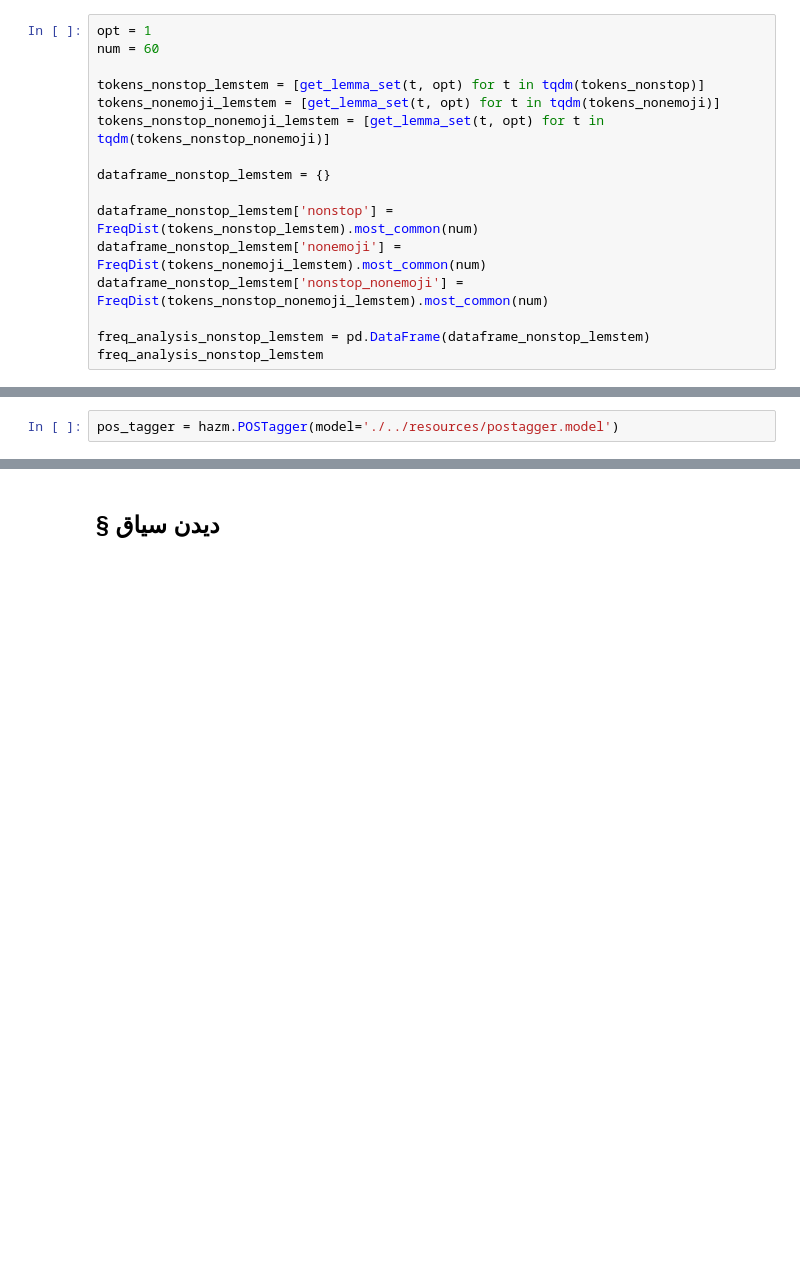
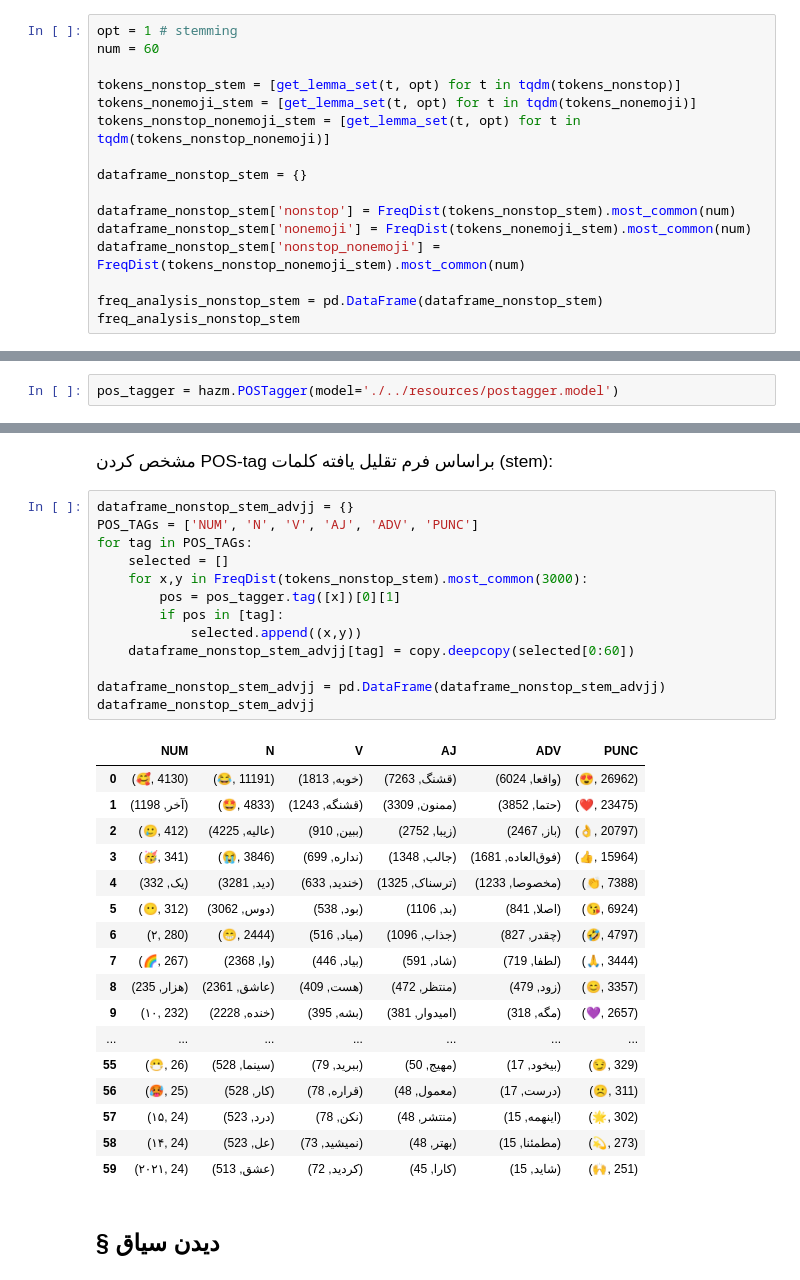
Before and after one commit to MMovasaghi/nlp, a Jupyter notebook: hw1/code/Untitled.ipynb, the cells around one changed output, grey strips where cells are left out. Saved outputs shown, nothing was run; the diff lists cells and outputs as text; blank space fills up the shorter version.

```diff
--- a/hw1/code/Untitled.ipynb
+++ b/hw1/code/Untitled.ipynb
@@ -915,21 +897,21 @@ freq_analysis_nonstop_lemstem
 # %% [markdown]
 <div style="direction:rtl; font-family: 'B Lotus'; font-size:115%;">فرآیند تقلیل فرم کلمات (stemming):</div>
 # %%
-opt = 1
+opt = 1 # stemming
 num = 60
 
-tokens_nonstop_lemstem = [get_lemma_set(t, opt) for t in tqdm(tokens_nonstop)]
-tokens_nonemoji_lemstem = [get_lemma_set(t, opt) for t in tqdm(tokens_nonemoji)]
-tokens_nonstop_nonemoji_lemstem = [get_lemma_set(t, opt) for t in tqdm(tokens_nonstop_nonemoji)]
+tokens_nonstop_stem = [get_lemma_set(t, opt) for t in tqdm(tokens_nonstop)]
+tokens_nonemoji_stem = [get_lemma_set(t, opt) for t in tqdm(tokens_nonemoji)]
+tokens_nonstop_nonemoji_stem = [get_lemma_set(t, opt) for t in tqdm(tokens_nonstop_nonemoji)]
 
-dataframe_nonstop_lemstem = {}
+dataframe_nonstop_stem = {}
 
-dataframe_nonstop_lemstem['nonstop'] = FreqDist(tokens_nonstop_lemstem).most_common(num)
-dataframe_nonstop_lemstem['nonemoji'] = FreqDist(tokens_nonemoji_lemstem).most_common(num)
-dataframe_nonstop_lemstem['nonstop_nonemoji'] = FreqDist(tokens_nonstop_nonemoji_lemstem).most_common(num)
+dataframe_nonstop_stem['nonstop'] = FreqDist(tokens_nonstop_stem).most_common(num)
+dataframe_nonstop_stem['nonemoji'] = FreqDist(tokens_nonemoji_stem).most_common(num)
+dataframe_nonstop_stem['nonstop_nonemoji'] = FreqDist(tokens_nonstop_nonemoji_stem).most_common(num)
 
-freq_analysis_nonstop_lemstem = pd.DataFrame(dataframe_nonstop_lemstem)
-freq_analysis_nonstop_lemstem
+freq_analysis_nonstop_stem = pd.DataFrame(dataframe_nonstop_stem)
+freq_analysis_nonstop_stem
 # %% [output]
 |  | nonstop | nonemoji | nonstop_nonemoji |
 | 0 | (😍, 26962) | (بود, 44030) | (قشنگ, 7263) |
@@ -986,3 +970,36 @@ dataframe_nonstop_lemstem_advjj
+# %% [markdown]
+<div style="direction:rtl; font-family: 'B Lotus'; font-size:115%;">مشخص کردن POS-tag براساس فرم تقلیل یافته کلمات (stem):</div>
+# %%
+dataframe_nonstop_stem_advjj = {}
+POS_TAGs = ['NUM', 'N', 'V', 'AJ', 'ADV', 'PUNC']
+for tag in POS_TAGs:
+    selected = []
+    for x,y in FreqDist(tokens_nonstop_stem).most_common(3000):
+        pos = pos_tagger.tag([x])[0][1]
+        if pos in [tag]:
+            selected.append((x,y))
+    dataframe_nonstop_stem_advjj[tag] = copy.deepcopy(selected[0:60])
+
+dataframe_nonstop_stem_advjj = pd.DataFrame(dataframe_nonstop_stem_advjj)
+dataframe_nonstop_stem_advjj
+# %% [output]
+|  | NUM | N | V | AJ | ADV | PUNC |
+| 0 | (🥰, 4130) | (😂, 11191) | (خوبه, 1813) | (قشنگ, 7263) | (واقعا, 6024) | (😍, 26962) |
+| 1 | (آخر, 1198) | (🤩, 4833) | (قشنگه, 1243) | (ممنون, 3309) | (حتما, 3852) | (❤, 23475) |
+| 2 | (🥲, 412) | (عالیه, 4225) | (ببین, 910) | (زیبا, 2752) | (باز, 2467) | (👌, 20797) |
+| 3 | (🥳, 341) | (😭, 3846) | (نداره, 699) | (جالب, 1348) | (فوق‌العاده, 1681) | (👍, 15964) |
+| 4 | (یک, 332) | (دید, 3281) | (خندید, 633) | (ترسناک, 1325) | (مخصوصا, 1233) | (👏, 7388) |
+| 5 | (😶, 312) | (دوس, 3062) | (بود, 538) | (بد, 1106) | (اصلا, 841) | (😘, 6924) |
+| 6 | (۲, 280) | (😁, 2444) | (میاد, 516) | (جذاب, 1096) | (چقدر, 827) | (🤣, 4797) |
+| 7 | (🌈, 267) | (وا, 2368) | (بیاد, 446) | (شاد, 591) | (لطفا, 719) | (🙏, 3444) |
+| 8 | (هزار, 235) | (عاشق, 2361) | (هست, 409) | (منتظر, 472) | (زود, 479) | (😊, 3357) |
+| 9 | (۱۰, 232) | (خنده, 2228) | (بشه, 395) | (امیدوار, 381) | (مگه, 318) | (💜, 2657) |
+| ... | ... | ... | ... | ... | ... | ... |
+| 55 | (😷, 26) | (سینما, 528) | (ببرید, 79) | (مهیج, 50) | (بیخود, 17) | (😏, 329) |
+| 56 | (🥵, 25) | (کار, 528) | (قراره, 78) | (معمول, 48) | (درست, 17) | (☹, 311) |
+| 57 | (۱۵, 24) | (درد, 523) | (نکن, 78) | (منتشر, 48) | (اینهمه, 15) | (🌟, 302) |
+| 58 | (۱۴, 24) | (عل, 523) | (نمیشید, 73) | (بهتر, 48) | (مطمئنا, 15) | (💫, 273) |
+| 59 | (۲۰۲۱, 24) | (عشق, 513) | (کردید, 72) | (کارا, 45) | (شاید, 15) | (🙌, 251) |
 # %% [markdown]
 <h2 style='direction:rtl; font-family: "B Lotus";'> § دیدن سیاق</h2>
 # %%
```
Also changed, not shown: parts of 25 cells of this notebook, 3 other files.
